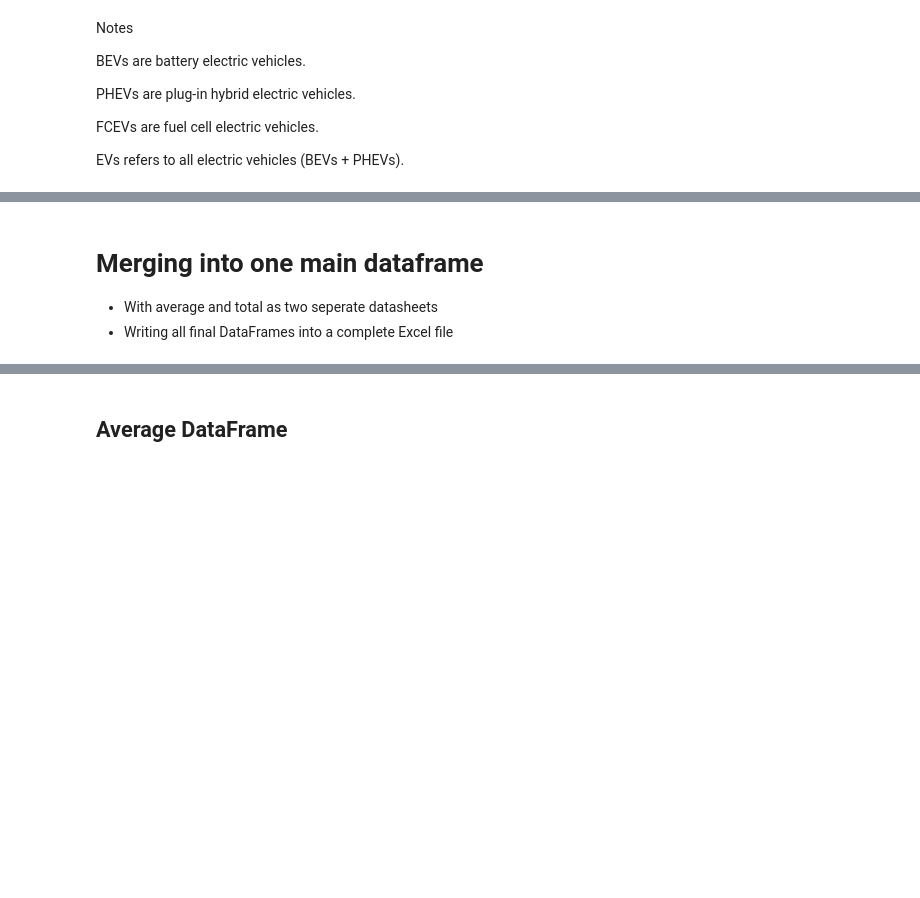
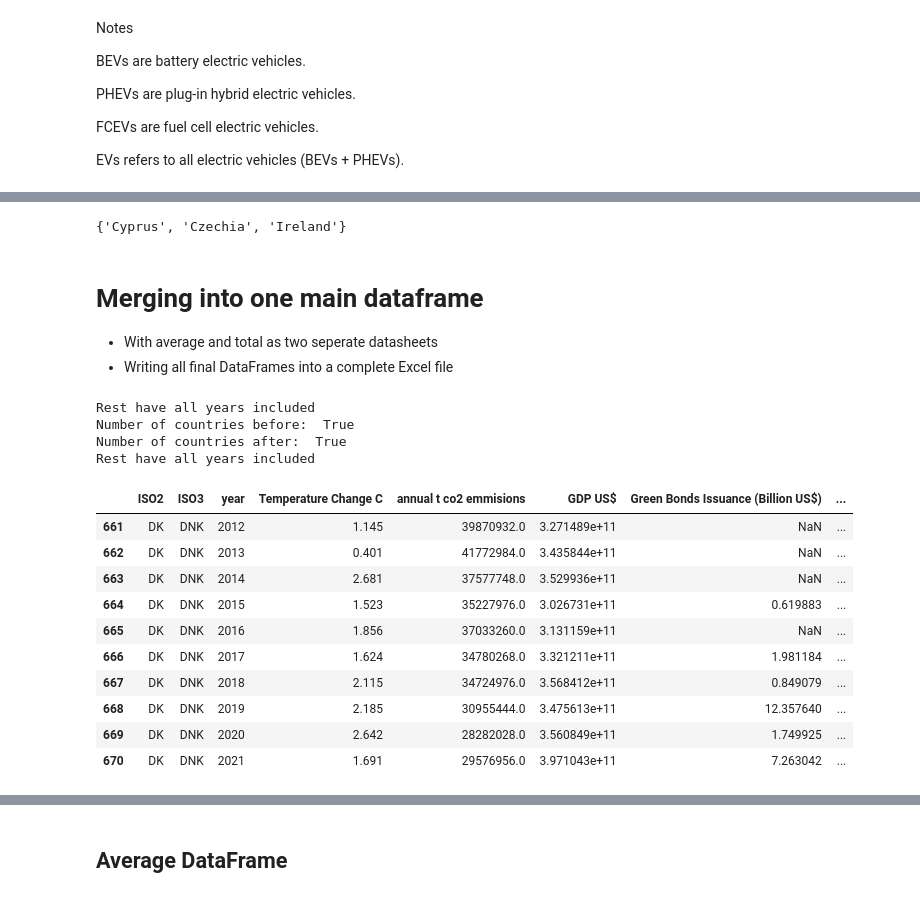
Before and after one commit to TrulsST/VisualAnalytics, a Jupyter notebook: Data_processing.ipynb, the cells around one changed output, grey strips where cells are left out. Cells and saved outputs as stored; diff of their text form; code cells hidden in the pictures; blank space fills up the shorter version.

```diff
--- a/Data_processing.ipynb
+++ b/Data_processing.ipynb
@@ -177,7 +175,7 @@ As we observe from the output, we are missing substantial data from some countri
 # Population df
 
 df_pop = pd.read_csv("data/population.csv")
-df_pop = df_pop[df_pop['Country Code'].isin(set(df_temp_change_euro['ISO3']))]
+df_pop = df_pop[df_pop['Country Code'].isin(set(df_temp_change['ISO3']))]
 df_pop.columns = df_pop.columns.str.lower()
 df_pop.columns = [str(x).split("[")[0] for x in df_pop.columns]
 df_pop.drop(['series name', 'series code', 'country name'] ,axis=1, inplace = True)
@@ -207,4 +223,25 @@ df_sales[df_sales['region'] == "Norway"].head()
 # one for BEVs and one for PHEV ??
 df_bev_sales = df_sales[df_sales['powertrain'] == "BEV"]
 df_phev_sales = df_sales[df_sales['powertrain'] == "PHEV"]
-df_bev_sales.head()
+
+df_bev_sales = df_bev_sales[['region', 'year', 'value']]
+df_phev_sales = df_bev_sales[['region', 'year', 'value']]
+
+s = set(df_phev_sales['region'].unique())
+s-set(eu_names)
+before = set(eu_names) - s
+
+df_bev_sales = df_bev_sales[df_bev_sales['region'].isin(eu_names)]
+df_phev_sales = df_phev_sales[df_phev_sales['region'].isin(eu_names)]
+
+s = set(df_phev_sales['region'].unique())
+s-set(eu_names)
+after = set(eu_names) - s
+print(before - after)
+df_bev_sales['region'].replace(name_iso, inplace = True)
+df_phev_sales['region'].replace(name_iso, inplace = True)
+
+df_bev_sales.rename(columns = {"region" : "ISO2", "value" : "Battery Electric Vehicles sales"}, inplace = True)
+df_phev_sales.rename(columns = {"region" : "ISO2", "value" : "Plugin Hybrid Vehicles sales"}, inplace = True)
+
+df_phev_sales
@@ -220,5 +297,7 @@ set(eu_names) - set(df_greenhouse_policies['Country'].unique())
 # %%
-set(df_greenhouse_policies['Country'].unique()) - set(eu_names)
+set(df_greenhouse_policies['Country']) - set(eu_names)
+# %% [output]
+{'Cyprus', 'Czechia', 'Ireland'}
 # %%
 country_name_change = {
     'Czechia' : 'Czech Republic',
@@ -229,52 +308,75 @@ country_name_change = {
 - With average and total as two seperate datasheets
 - Writing all final DataFrames into a complete Excel file
 # %%
-df_main = df_temp_done
+df_main = df_temp_change
 
 # Check if all conseccutive years are present
-## Check if all years still in the dataset for every country
-for c in df_main['country'].unique():
-    for_this_c = df_main[df_main['country'] == c]
+# Check if all years still in the dataset for every country
+
+for c in df_main['ISO3'].unique():
+    for_this_c = df_main[df_main['ISO3'] == c]
     all_years = (for_this_c['year'] == list(range(min(for_this_c['year']), max(for_this_c['year']) + 1))).all()
     if not all_years:
         print("Not Consecutive years included for: ", c)
+
 print("Rest have all years included")
 
 # Check if all countries in dataset
-print("Number of countries before: ",len(df_main['country'].unique()) == len(eu_codes))
+print("Number of countries before: ",len(df_main['ISO2'].unique()) == len(eu_codes))
 
 # Merge instead of join, because join uses index, while merge could specify
 # multiple columns
 # Using left joint, since we want to hold all values already in the dataframe
 # for instance the years, so all missing years in later merged dataframes
 # will be set to Nans
 
 # Merge all dataframes
 
 dfs = [df_co2, df_gdp, df_green_bonds, df_pop]
 
 for frame in dfs:
 
     df_main = df_main.merge(frame, left_on=['ISO3','year'], right_on = ['ISO3', 'year'], how = 'left')
+
+# Merge EV-files on ISO2
+dfs = [df_phev_sales, df_bev_sales]
+for frame in dfs:
+    df_main = df_main.merge(frame, left_on=['ISO2','year'], right_on = ['ISO2', 'year'], how = 'left')
 
 # Insert country name
 df_main['country'] = df_main['ISO2']
 df_main['country'].replace(iso_name, inplace=True)
 
 ## Only keep relevant time period
 df_main = df_main[df_main['year'].isin(set(time_period))]
 
 # Check if all countries still in the dataset
 print("Number of countries after: ",len(df_main['country'].unique()) == len(eu_codes))
 
 ## Check if all years still in the dataset for every country
 for c in df_main['country'].unique():
     for_this_c = df_main[df_main['country'] == c]
     all_years = (for_this_c['year'] == time_period).all()
     if not all_years:
         print("Not Consecutive years included for: ", c)
 print("Rest have all years included")
 
-df_main
+df_main[df_main['country'] == 'Denmark']
+# %% [output]
+Rest have all years included
+Number of countries before:  True
+Number of countries after:  True
+Rest have all years included
+|  | ISO2 | ISO3 | year | Temperature Change C | annual t co2 emmisions | GDP US$ | Green Bonds Issuance (Billion US$) | ... |
+| 661 | DK | DNK | 2012 | 1.145 | 39870932.0 | 3.271489e+11 | NaN | ... |
+| 662 | DK | DNK | 2013 | 0.401 | 41772984.0 | 3.435844e+11 | NaN | ... |
+| 663 | DK | DNK | 2014 | 2.681 | 37577748.0 | 3.529936e+11 | NaN | ... |
+| 664 | DK | DNK | 2015 | 1.523 | 35227976.0 | 3.026731e+11 | 0.619883 | ... |
+| 665 | DK | DNK | 2016 | 1.856 | 37033260.0 | 3.131159e+11 | NaN | ... |
+| 666 | DK | DNK | 2017 | 1.624 | 34780268.0 | 3.321211e+11 | 1.981184 | ... |
+| 667 | DK | DNK | 2018 | 2.115 | 34724976.0 | 3.568412e+11 | 0.849079 | ... |
+| 668 | DK | DNK | 2019 | 2.185 | 30955444.0 | 3.475613e+11 | 12.357640 | ... |
+| 669 | DK | DNK | 2020 | 2.642 | 28282028.0 | 3.560849e+11 | 1.749925 | ... |
+| 670 | DK | DNK | 2021 | 1.691 | 29576956.0 | 3.971043e+11 | 7.263042 | ... |
 # %%
 df_main.describe()
```
Also changed, not shown: parts of 15 cells of this notebook, 4 other files.
